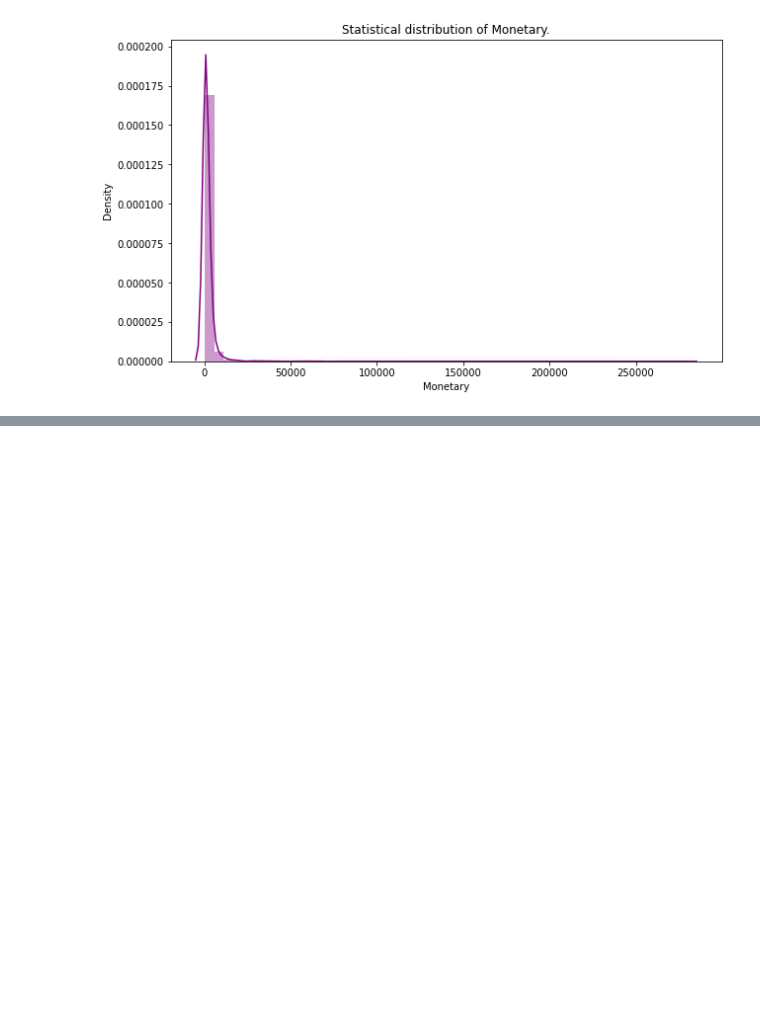
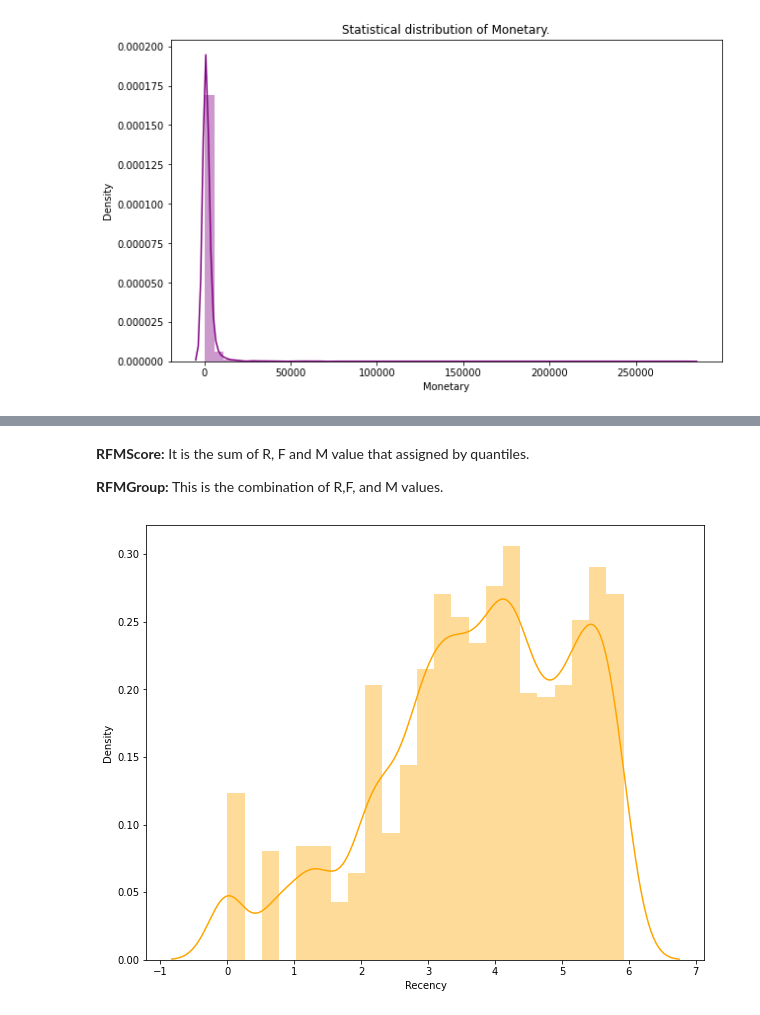
Before and after one commit to Nikkiie/Online-Retail-Customer-Segmentation-Unsupervised, a Jupyter notebook: Online_Retail_Customer_Segmentation_Unsupervised.ipynb, the cells around one changed output, grey strips where cells are left out. Cells and saved outputs as stored; diff of their text form; code cells hidden in the pictures; blank space fills up the shorter version.

```diff
--- a/Online_Retail_Customer_Segmentation_Unsupervised.ipynb
+++ b/Online_Retail_Customer_Segmentation_Unsupervised.ipynb
@@ -608,0 +623,5 @@ for col in RFMScores:
+# %%
+#Split into four segments using quantiles
+quantiles = RFMScores.quantile(q=[0.25,0.5,0.75])
+quantiles = quantiles.to_dict()
+quantiles
@@ -608,0 +664,7 @@ for col in RFMScores:
+# %%
+#Calculate and Add RFMGroup value column showing combined concatenated score of RFM
+RFMScores['RFMGroup'] = RFMScores.R.map(str) + RFMScores.F.map(str) + RFMScores.M.map(str)
+
+#Calculate and Add RFMScore value column showing total sum of RFMGroup values
+RFMScores['RFMScore'] = RFMScores[['R', 'F', 'M']].sum(axis = 1)
+RFMScores.head()
@@ -608,0 +679,26 @@ for col in RFMScores:
+# %% [markdown]
+
+
+**RFMScore:** It is the sum of R, F and M value that assigned by quantiles.
+
+**RFMGroup:** This is the combination of R,F, and M values.
+# %%
+#Handling negative and zero values so as to handle infinite numbers during log transformation
+def handle_neg_n_zero(num):
+    if num <= 0:
+        return 1
+    else:
+        return num
+#Applying handle_neg_n_zero function to Recency and Monetary columns
+RFMScores['Recency'] = [handle_neg_n_zero(x) for x in RFMScores.Recency]
+RFMScores['Monetary'] = [handle_neg_n_zero(x) for x in RFMScores.Monetary]
+
+#Performing Log transformation to bring data into normal or near normal distribution
+Log_Tfd_Data = RFMScores[['Recency', 'Frequency', 'Monetary']].apply(np.log, axis = 1).round(3)
+# %%
+#Data distribution after data normalization for Recency
+Recency_Plot = Log_Tfd_Data['Recency']
+plt.figure(figsize=(10,8))
+sns.distplot(Recency_Plot,color='orange');
+# %% [output]
+[figure, added]
```
Also changed, not shown: parts of 25 cells of this notebook.
